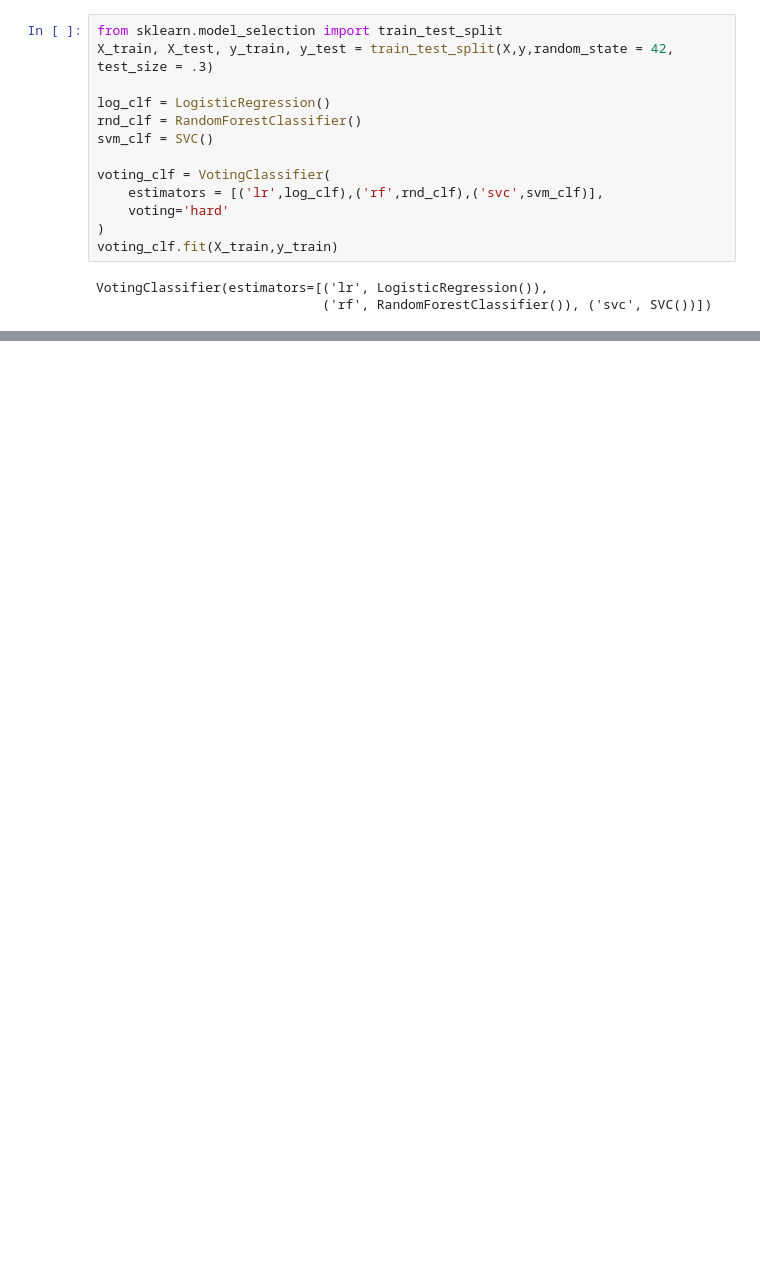
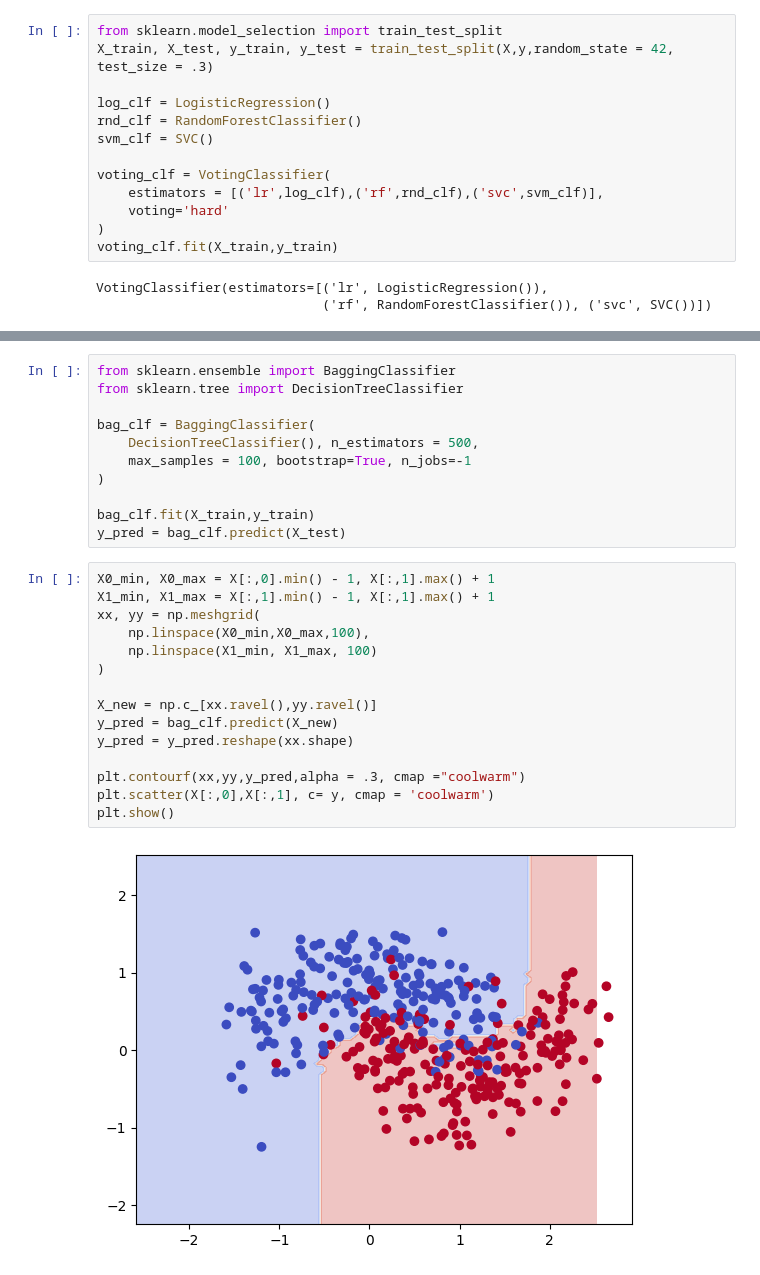
Before and after one commit to Amith1434/ML_Book_Journy, a Jupyter notebook: Chapter_7(Ensemble Learning and Random Forests).ipynb, the cells around one changed output, grey strips where cells are left out. Cells and saved outputs as stored; diff of their text form; blank space fills up the shorter version.

```diff
--- a/Chapter_7(Ensemble Learning and Random Forests).ipynb
+++ b/Chapter_7(Ensemble Learning and Random Forests).ipynb
@@ -74,0 +100,28 @@ plt.show()
+# %%
+from sklearn.ensemble import BaggingClassifier
+from sklearn.tree import DecisionTreeClassifier
+
+bag_clf = BaggingClassifier(
+    DecisionTreeClassifier(), n_estimators = 500,
+    max_samples = 100, bootstrap=True, n_jobs=-1
+)
+
+bag_clf.fit(X_train,y_train)
+y_pred = bag_clf.predict(X_test)
+# %%
+X0_min, X0_max = X[:,0].min() - 1, X[:,1].max() + 1
+X1_min, X1_max = X[:,1].min() - 1, X[:,1].max() + 1
+xx, yy = np.meshgrid(
+    np.linspace(X0_min,X0_max,100),
+    np.linspace(X1_min, X1_max, 100)
+)
+
+X_new = np.c_[xx.ravel(),yy.ravel()]
+y_pred = bag_clf.predict(X_new)
+y_pred = y_pred.reshape(xx.shape)
+
+plt.contourf(xx,yy,y_pred,alpha = .3, cmap ="coolwarm")
+plt.scatter(X[:,0],X[:,1], c= y, cmap = 'coolwarm')
+plt.show()
+# %% [output]
+[figure, added]
```
Also changed, not shown: parts of 10 cells of this notebook.
